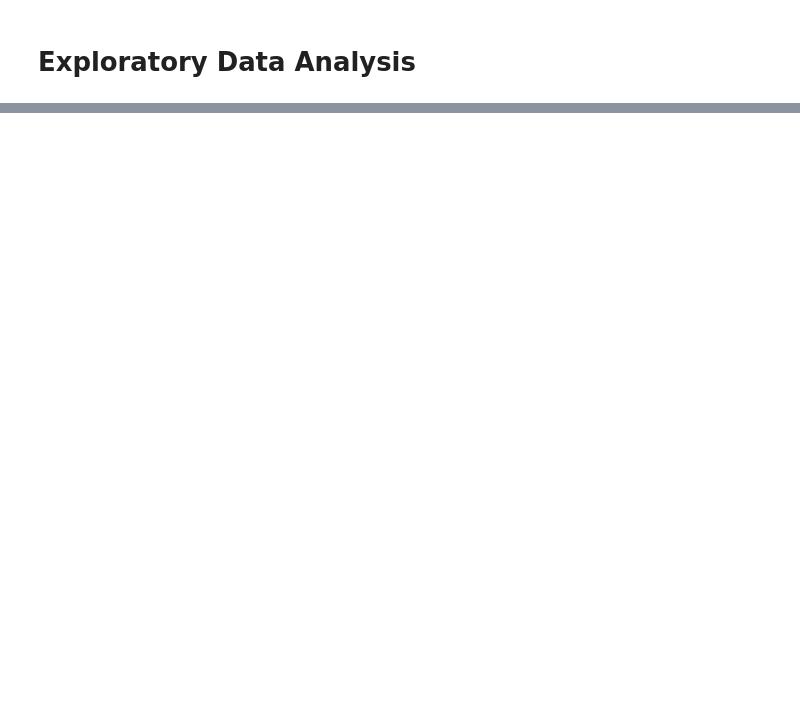
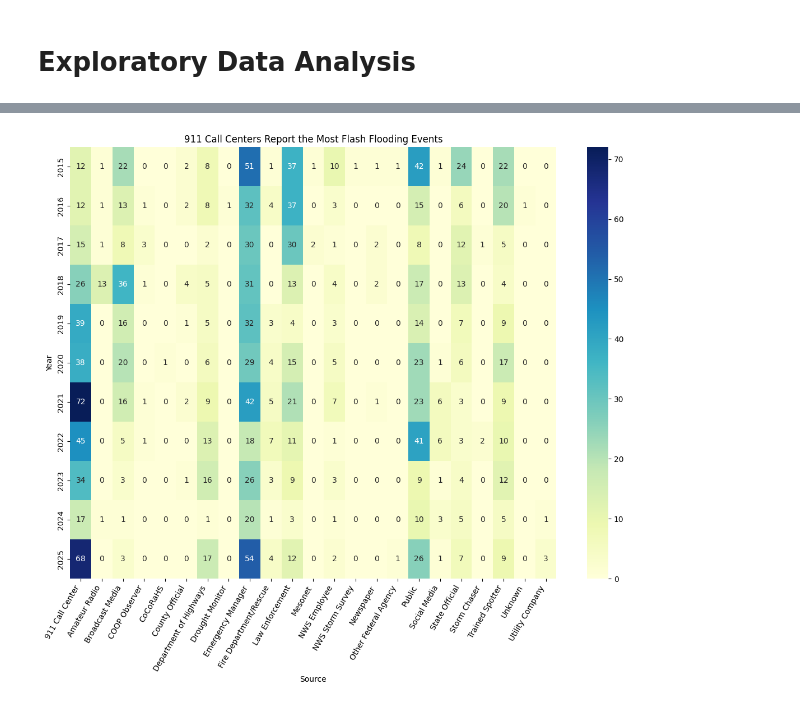
Before and after one commit to ashleyadehart/flash_floods_ky_2015_2025, a Jupyter notebook: flash_floods_ky_2015_2025.ipynb, the cells around one changed output, grey strips where cells are left out. Saved outputs shown, nothing was run; the diff lists cells and outputs as text; code cells hidden in the pictures; blank space fills up the shorter version.

```diff
--- a/flash_floods_ky_2015_2025.ipynb
+++ b/flash_floods_ky_2015_2025.ipynb
@@ -223,20 +529,22 @@ plt.show()
 # %%
 # Create a heatmap that shows correlations between years and sources
 source_year = pd.crosstab(df["YEAR"], df["SOURCE"])
 
 plt.figure(figsize=(14, 10))
 
 sns.heatmap(
     source_year,
     annot=True,
     cmap="YlGnBu",
     fmt="d"
 )
 
-plt.title("Flash Flood Events by Year and Source")
+plt.title("911 Call Centers Report the Most Flash Flooding Events")
 plt.xlabel("Source")
 plt.ylabel("Year")
 plt.xticks(rotation=60, ha="right")
 plt.yticks()
 
 plt.show()
+# %% [output]
+[figure, added]
```
Also changed, not shown: parts of 31 cells of this notebook.
